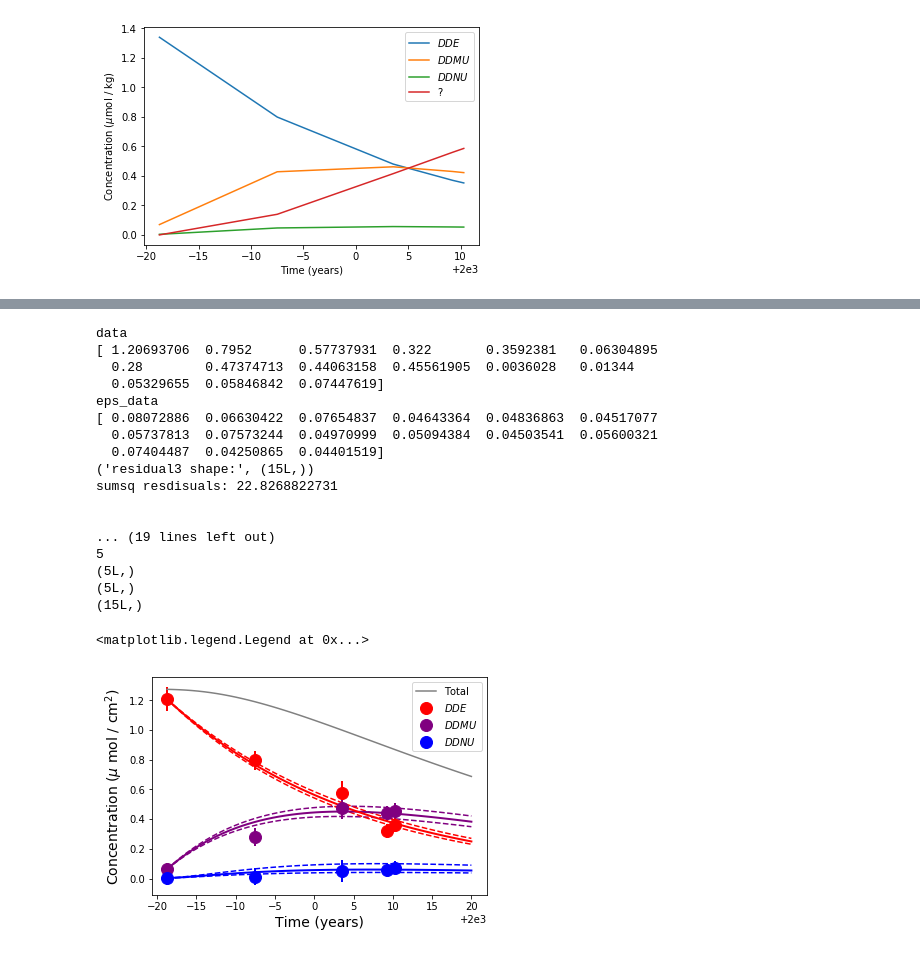
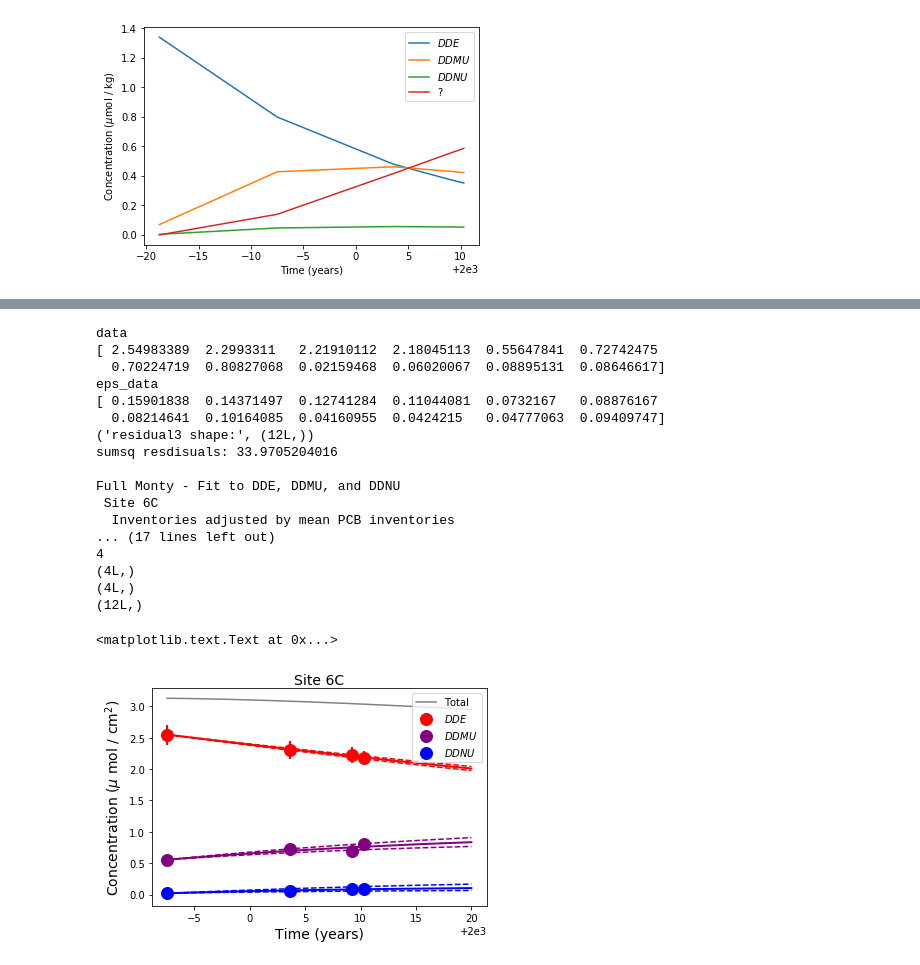
Before and after one commit to csherwood-usgs/bateman, a Jupyter notebook: bateman.ipynb, the cells around one changed output, grey strips where cells are left out. Drawn from its saved outputs; the diff is of its cells as text; code cells hidden in the pictures.

```diff
--- a/bateman.ipynb
+++ b/bateman.ipynb
@@ -21,9 +37,7 @@ from lmfit import *
 # %% [markdown]
 ##### These data are from spreadsheet e-mailed to CRS from Bob Eganhouse 16-Dec-2016 'Inventories for C.Sherwood 12-16-2016.xlsx'
 # %%
-# Select on of the sites and load data
-site = 'Site 3C'
-#site = 'Site 6C'
+# Load data for the selected site
 if site == 'Site 3C':
     A=np.array([\
     [1981.27,1.34,0.07,0.004,0.0081,0.0062,0.0076],\
@@ -32,7 +46,11 @@ if site == 'Site 3C':
     [2009.23,0.38,0.52,0.069,0.0076,0.0076,0.0085],\
     [2010.31,0.41,0.52,0.085,0.0075,0.0072,0.0079]])
 if site == 'Site 6C':
-    print("no data yet")
+    A=np.array([\
+    [1992.52,3.07,0.67,0.026,0.0182,0.0119,0.0152],\
+    [2003.58,2.75,0.87,0.072,0.0177,0.0122,0.0158],\
+    [2009.23,2.37,0.75,0.095,0.0172,0.0095,0.0134],\
+    [2010.31,1.16,0.43,0.046,0.0079,0.0054,0.0065]])
 
 t = A[:,0]
 DDE=A[:,1]
@@ -68,22 +85,22 @@ def dcdt(c, t, k):
     return dfdt
 
 # intial concentration for four constituents
-C0 = np.array([1.34, .07, .004, 0.])
+C0e = np.array([1.34, .07, .004, 0.])
 
 # time array
-# t = linspace(0.0,100.,50)
+# te = linspace(0.0,100.,50)
 
-# or, for discrete times that match measurements:
-t = np.array(( 1981.27, 1992.51, 2003.58, 2009.23, 2010.31 ))
+# or, for discrete times that match Site 6C measurements:
+te = np.array(( 1981.27, 1992.51, 2003.58, 2009.23, 2010.31 ))
 
 # Use the
-C = odeint(dcdt,C0,t, args = (k,))
+Ce = odeint(dcdt,C0e,te, args = (k,))
 
 fig = plt.figure()
-plt.plot(t,C[:,0],label='$DDE$')
-plt.plot(t,C[:,1],label='$DDMU$')
-plt.plot(t,C[:,2],label='$DDNU$')
-plt.plot(t,C[:,3],label='?')
+plt.plot(te,Ce[:,0],label='$DDE$')
+plt.plot(te,Ce[:,1],label='$DDMU$')
+plt.plot(te,Ce[:,2],label='$DDNU$')
+plt.plot(te,Ce[:,3],label='?')
 plt.xlabel('Time (years)')
 plt.ylabel('Concentration ($\mu$mol / kg)')
 plt.legend(loc='upper right')
@@ -124,14 +146,10 @@ def residual3(params, t, data, eps_data):
     model = np.concatenate((C[:,0],C[:,1],C[:,2]))
     return (data-model)/eps_data
 # %%
-# Adjust using PCBs?
-adjust_inventories=True
-use_eps=True
-
 # guess at std. error in measurements per conv. with R.E.
 stde_DDE  = 0.05          #RE suggests 0.05
-stde_DDMU = 0.05          #RE suggested 0.1
-stde_DDNU = 0.05          #RE suggested 0.1
+stde_DDMU = 0.09          #RE suggested 0.1
+stde_DDNU = 0.1          #RE suggested 0.1
 stde_PCB  = 0.05          # std. error of measurements is around 0.2
 eps_DDE  = stde_DDE*DDE
 eps_DDMU = stde_DDMU*DDMU #RE suggested 0.1
@@ -335,7 +358,7 @@ chis = out.chisqr
 chir = out.redchi
 
 # Run the ODE solver with best-fit results
-tm = linspace(1981.27,2020.,50)
+tm = linspace(t[0],2020.,50)
 C0 = np.array((data[0],data[nt],data[2*nt]))
 Cm = odeint(dcdt3,C0,tm, args = (kf,))
 
@@ -369,9 +392,10 @@ Cmin[:,1] = np.amin(C2,axis=0)
 Cmax[:,2] = np.amax(C3,axis=0)
 Cmin[:,2] = np.amin(C3,axis=0)
 
-print('\n\nFull monty')
+print('\nFull Monty - Fit to DDE, DDMU, and DDNU')
+print(" {}".format(site))
 if(adjust_inventories):
-    print("Inventories adjusted by mean PCB inventories")
+    print("  Inventories adjusted by mean PCB inventories")
 if(use_eps):
     print("  Using estimates of std. errors")
 report_fit(out)
@@ -379,46 +403,47 @@ report_fit(out)
 print(nt)
 print(shape(t))
 print(shape(data[0:nt]))
 print(shape(eps_data))
 
 fig = plt.figure()
 plt.plot(tm,Cm[:,0]+Cm[:,1]+Cm[:,2],'-',color='gray',label="Total")
 plt.plot(tm,Cmax[:,2],'--',color='blue')
 plt.plot(tm,Cmin[:,2],'--',color='blue')
 plt.plot(tm,Cmax[:,1],'--',color='purple')
 plt.plot(tm,Cmin[:,1],'--',color='purple')
 plt.plot(tm,Cmax[:,0],'--',color='red')
 plt.plot(tm,Cmin[:,0],'--',color='red')
 plt.plot(tm,Cm[:,2],'-', color='blue',linewidth=2)
 plt.plot(tm,Cm[:,1],'-', color='purple',linewidth=2)
 plt.plot(tm,Cm[:,0],'-', color='red',linewidth=2)
 plt.plot(t,data[0:nt],'o',color='red',markersize=12,linestyle='None',label='$DDE$')
 plt.plot(t,data[nt:2*nt],'o',color='purple',markersize=12,linestyle='None',label='$DDMU$')
 plt.plot(t,data[2*nt:3*nt],'o',color='blue',markersize=12,linestyle='None',label='$DDNU$')
 plt.setp(h,linestyle='None')
 plt.errorbar(t,data[0:nt], yerr=eps_data[0:nt],color='red',elinewidth=2,linestyle='None')
 plt.errorbar(t,data[nt:2*nt], yerr=eps_data[nt:2*nt],color='purple',elinewidth=2,linestyle='None')
 plt.errorbar(t,data[2*nt:3*nt], yerr=eps_data[2*nt:3*nt],color='blue',elinewidth=2,linestyle='None')
 plt.xlabel(r'Time (years)', fontsize=14)
 plt.ylabel(r'Concentration ($\mu$ mol / cm$^2$)',fontsize=14)
 plt.legend(loc='upper right')
+plt.title(site,fontsize=14)
 # %% [output]
 data
-[ 1.20693706  0.7952      0.57737931  0.322       0.3592381   0.06304895
-  0.28        0.47374713  0.44063158  0.45561905  0.0036028   0.01344
-  0.05329655  0.05846842  0.07447619]
+[ 2.54983389  2.2993311   2.21910112  2.18045113  0.55647841  0.72742475
+  0.70224719  0.80827068  0.02159468  0.06020067  0.08895131  0.08646617]
 eps_data
-[ 0.08072886  0.06630422  0.07654837  0.04643364  0.04836863  0.04517077
-  0.05737813  0.07573244  0.04970999  0.05094384  0.04503541  0.05600321
-  0.07404487  0.04250865  0.04401519]
-('residual3 shape:', (15L,))
-sumsq resdisuals: 22.8268822731
+[ 0.15901838  0.14371497  0.12741284  0.11044081  0.0732167   0.08876167
+  0.08214641  0.10164085  0.04160955  0.0424215   0.04777063  0.09409747]
+('residual3 shape:', (12L,))
+sumsq resdisuals: 33.9705204016
 
-
-... (19 lines left out)
-5
-(5L,)
-(5L,)
-(15L,)
+Full Monty - Fit to DDE, DDMU, and DDNU
+ Site 6C
+  Inventories adjusted by mean PCB inventories
+... (17 lines left out)
+4
+(4L,)
+(4L,)
+(12L,)
-<matplotlib.legend.Legend at 0x...>
+<matplotlib.text.Text at 0x...>
-[figure, old version]
+[figure, new version]
```
Also changed, not shown: parts of 9 cells of this notebook.
